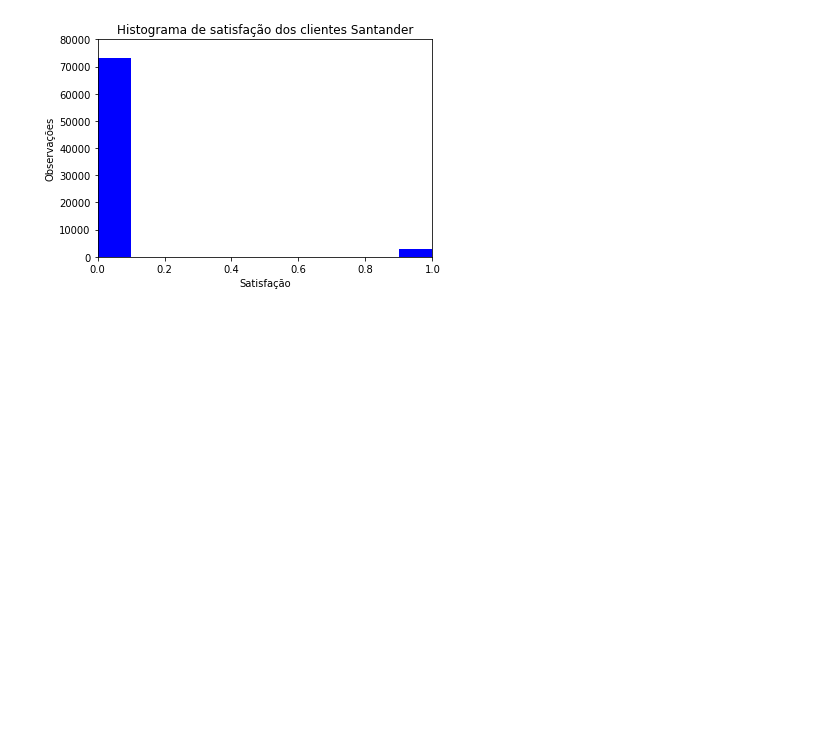
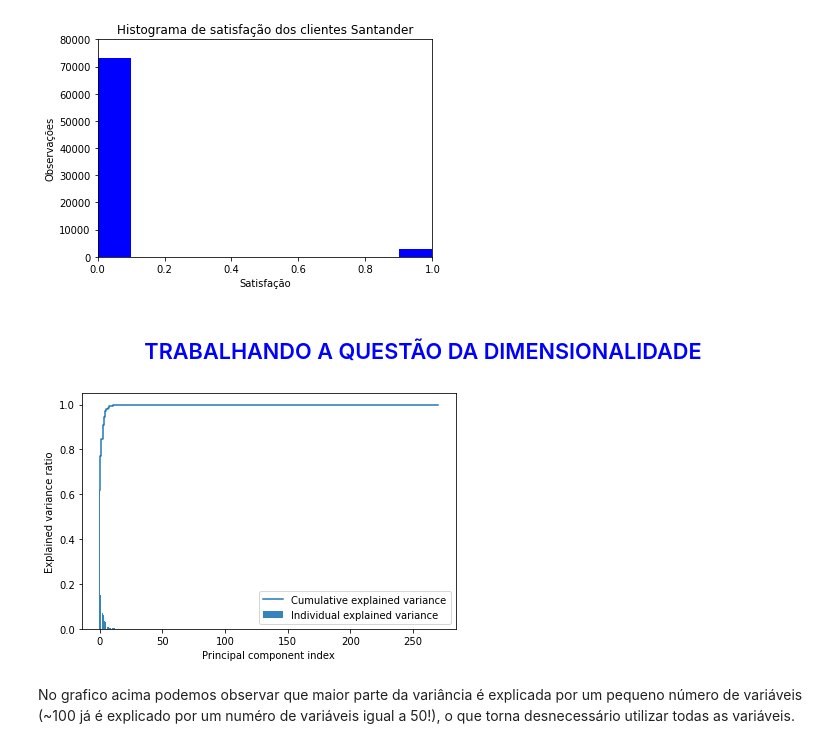
Before and after one commit to CaioBrainer/Projeto-Satisfacao-dos-Clientes-Santander, a Jupyter notebook: projeto_santander.ipynb, the cells around one changed output. Cells and saved outputs as stored; diff of their text form; code cells hidden in the pictures; blank space fills up the shorter version.

```diff
--- a/projeto_santander.ipynb
+++ b/projeto_santander.ipynb
@@ -72,3 +69,27 @@ plt.grid(False)
 plt.show()
 # %% [output]
 [figure]
+# %% [markdown]
+## <center> <font color='blue'> TRABALHANDO A QUESTÃO DA DIMENSIONALIDADE
+# %%
+X_treino = df.iloc[:,0:271]
+y_treino = df.iloc[:,271]
+# %%
+pca_all = PCA(n_components=None)
+# %%
+pca_treino_all = pca_all.fit_transform(X_treino)
+exp_var_pca = pca_all.explained_variance_ratio_
+# %%
+cum_sum_eigenvalues = np.cumsum(exp_var_pca)
+# %%
+plt.bar(range(0,len(exp_var_pca)), exp_var_pca, alpha=0.9, align='center', label='Individual explained variance')
+plt.step(range(0,len(cum_sum_eigenvalues)), cum_sum_eigenvalues, where='mid',label='Cumulative explained variance')
+plt.ylabel('Explained variance ratio')
+plt.xlabel('Principal component index')
+plt.legend(loc='best')
+plt.tight_layout()
+plt.show()
+# %% [output]
+[figure, added]
+# %% [markdown]
+No grafico acima podemos observar que maior parte da variância é explicada por um pequeno número de variáveis (~100 já é explicado por um numéro de variáveis igual a 50!), o que torna desnecessário utilizar todas as variáveis.
```
Also changed, not shown: parts of 7 cells of this notebook.
